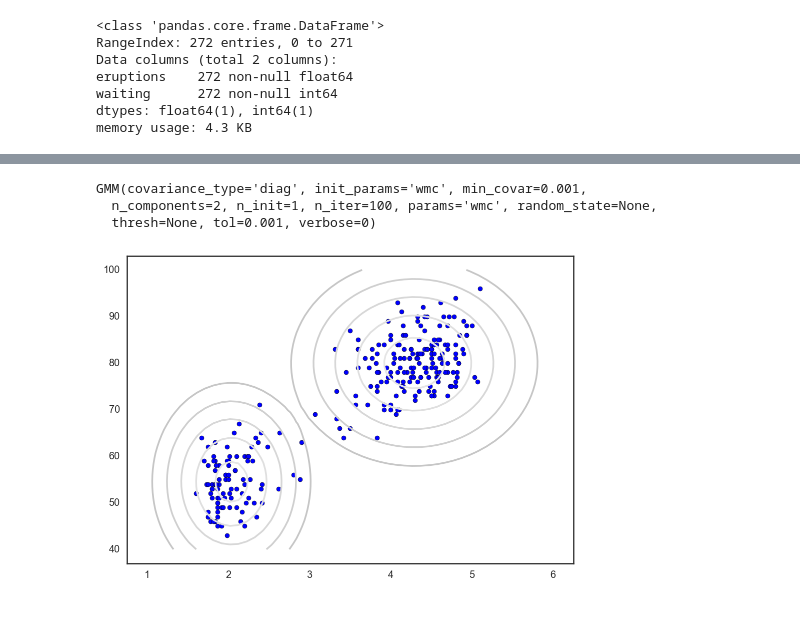
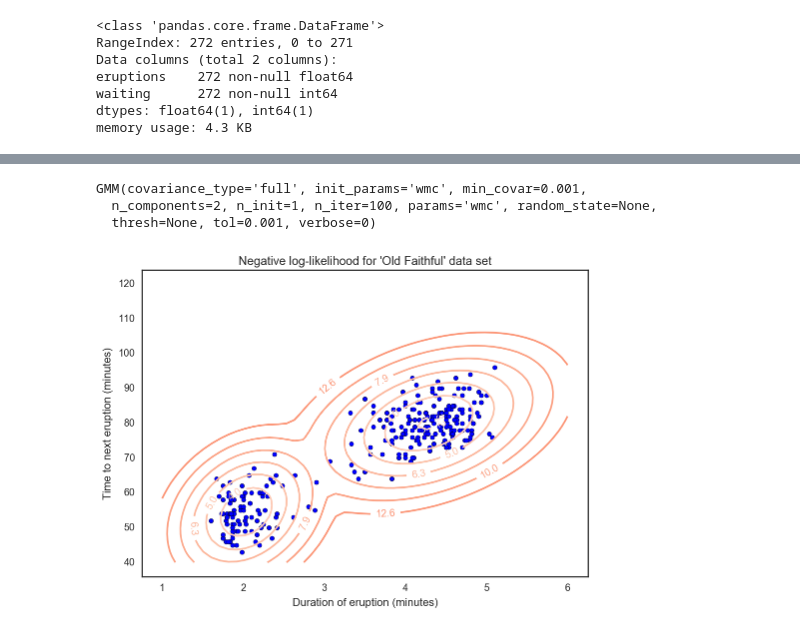
Before and after one commit to AI-Stuff/Various-Machine-Learning-bits, a Jupyter notebook: Gaussian.Mixture.Models.ipynb, the cells around one changed output, grey strips where cells are left out. Cells and saved outputs as stored; diff of their text form; code cells hidden in the pictures.

```diff
--- a/Gaussian.Mixture.Models.ipynb
+++ b/Gaussian.Mixture.Models.ipynb
@@ -189,23 +188,27 @@ plt.scatter(faithful.eruptions, faithful.waiting);
 # %%
-mixm2 = GMM(n_components=2)
+mixm2 = GMM(n_components=2, covariance_type='full')
 mixm2.fit(faithful)
 # %% [output]
-GMM(covariance_type='diag', init_params='wmc', min_covar=0.001,
+GMM(covariance_type='full', init_params='wmc', min_covar=0.001,
   n_components=2, n_init=1, n_iter=100, params='wmc', random_state=None,
   thresh=None, tol=0.001, verbose=0)
 # %%
-from matplotlib.colors import LogNorm
-
 x = np.linspace(1, 6)
-y = np.linspace(40, 100)
+y = np.linspace(40, 120)
 X, Y = np.meshgrid(x, y)
 XX = np.array([X.ravel(), Y.ravel()]).T
-Z = -mixm2.score_samples(XX)[0]
+
+# Z represents log probabilities of XX under mixm2 model
+Z = -mixm2.score(XX)
 Z = Z.reshape(X.shape)
 
 CS = plt.contour(X, Y, Z, norm=LogNorm(vmin=1.0, vmax=1000.0),
-                 levels=np.logspace(0, 1, 10))
+                 levels=np.logspace(0, 1.1, 12), cmap=plt.cm.Reds)
+plt.clabel(CS, inline=True, fontsize=10, fmt='%1.1f')
 
-plt.scatter(faithful.eruptions, faithful.waiting);
+plt.scatter(faithful.eruptions, faithful.waiting)
+plt.xlabel('Duration of eruption (minutes)')
+plt.ylabel('Time to next eruption (minutes)')
+plt.title("Negative log-likelihood for 'Old Faithful' data set");
 # %% [output]
-[figure, old version]
+[figure, new version]
```
Also changed, not shown: parts of 6 cells of this notebook.
